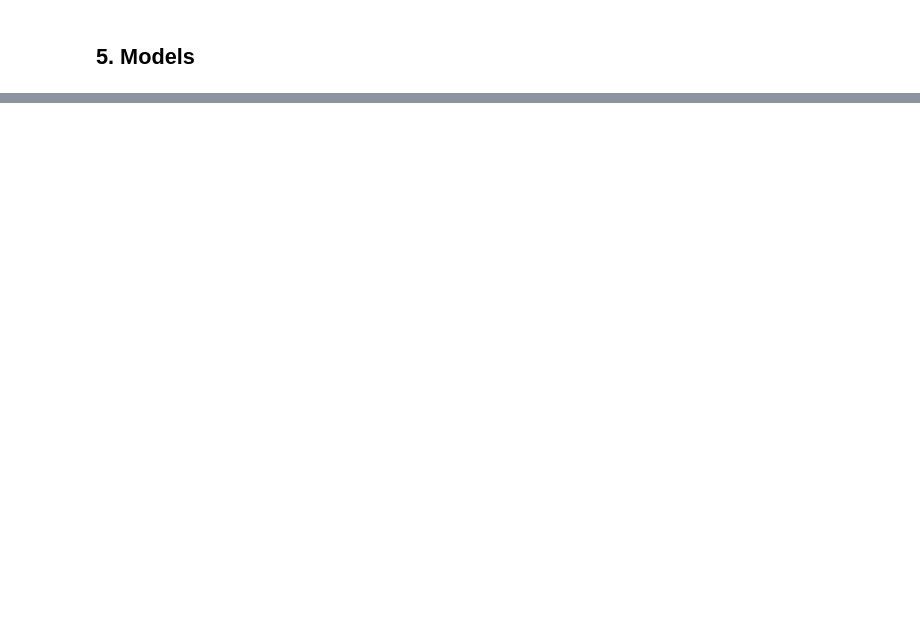
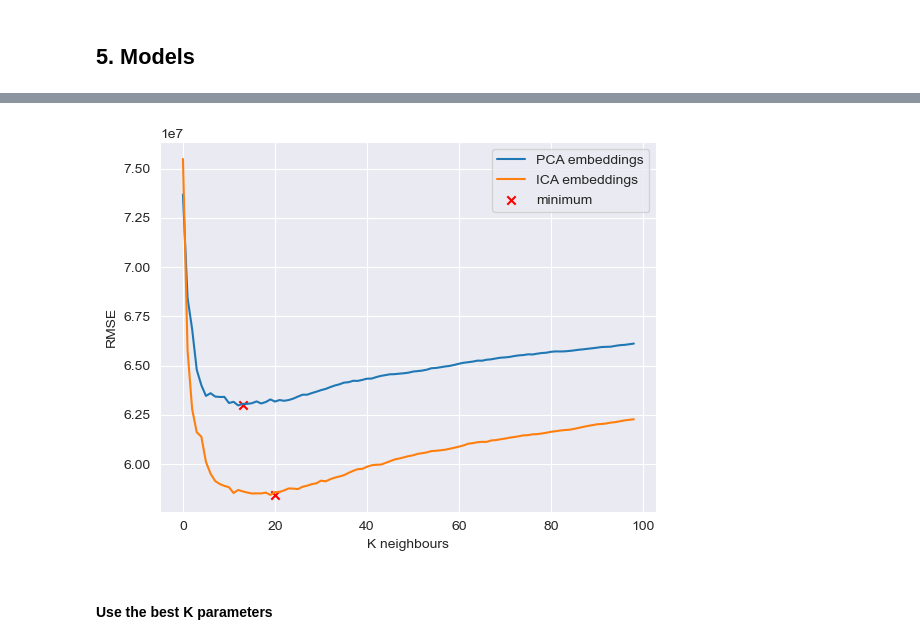
Before and after one commit to Siqi-Hu/LELEC2870-project, a Jupyter notebook: scripts/main.ipynb, the cells around one changed output, grey strips where cells are left out. Cells and saved outputs as stored; diff of their text form; code cells hidden in the pictures; blank space fills up the shorter version.

```diff
--- a/scripts/main.ipynb
+++ b/scripts/main.ipynb
@@ -595,0 +489,5 @@ X1_tsne.head()
+# %%
+knn_grid_pca = GridSearchCV(knn, knn_param_grid, cv=10, scoring='neg_root_mean_squared_error', return_train_score=True,verbose=2)
+knn_grid_ica = GridSearchCV(knn, knn_param_grid, cv=10, scoring='neg_root_mean_squared_error', return_train_score=True,verbose=2)
+# %%
+knn_grid_pca.fit(X_train_pca, y_train)
@@ -595,0 +524,2 @@ X1_tsne.head()
+# %%
+knn_grid_ica.fit(X_train_ica, y_train)
@@ -595,0 +576,30 @@ X1_tsne.head()
+# %%
+def plot_rmse_line(grid_search_0, grid_search_1, label_1, label_2, fig_name):
+    cv_results_0 = grid_search_0.cv_results_
+    mean_test_score_0 = np.abs(cv_results_0['mean_test_score'])
+    cv_results_1 = grid_search_1.cv_results_
+    mean_test_score_1 = np.abs(cv_results_1['mean_test_score'])
+
+    min_x_0 = np.argmin(mean_test_score_0) + 1
+    min_y_0 = np.min(mean_test_score_0)
+    min_x_1 = np.argmin(mean_test_score_1) + 1
+    min_y_1 = np.min(mean_test_score_1)
+
+    plt.figure()
+    plt.plot(mean_test_score_0, label=label_1)
+    plt.plot(mean_test_score_1, label=label_2)
+
+    plt.scatter(min_x_0, min_y_0, c='r', marker='x', label='minimum')
+    plt.scatter(min_x_1, min_y_1, c='r', marker='x')
+
+    plt.legend()
+    plt.xlabel('K neighbours')
+    plt.ylabel('RMSE')
+    plt.savefig('../Figures/' + fig_name)
+    plt.show()
+# %%
+plot_rmse_line(knn_grid_pca, knn_grid_ica, 'PCA embeddings', 'ICA embeddings', 'KNN_model_selection.pdf')
+# %% [output]
+[figure, added]
+# %% [markdown]
+#### Use the best K parameters
```
Also changed, not shown: parts of 45 cells of this notebook, 3 other files.
